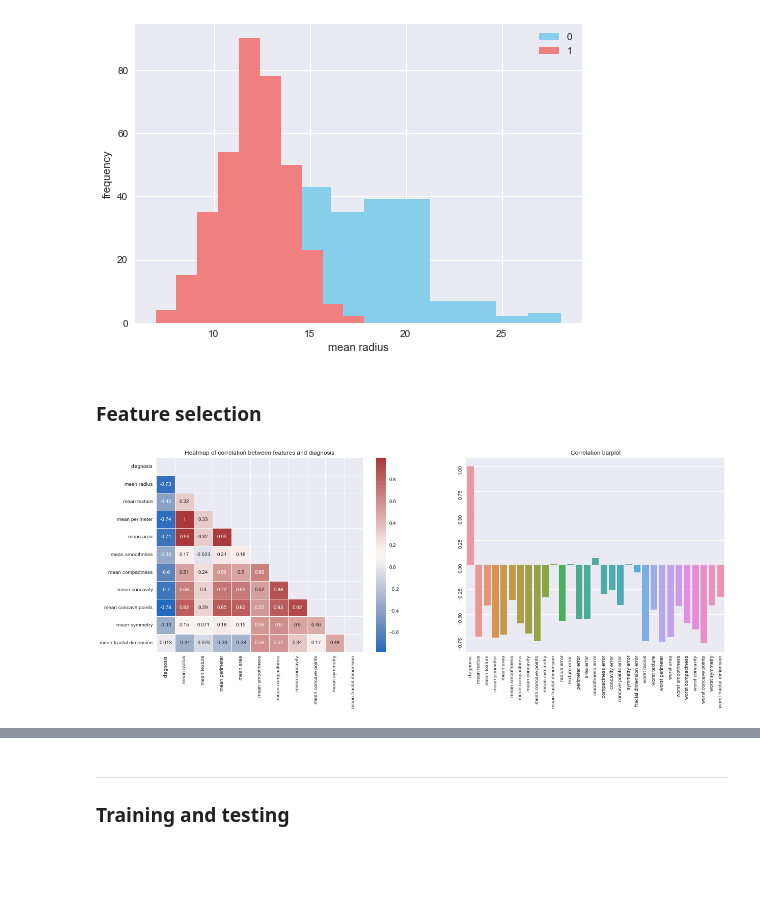
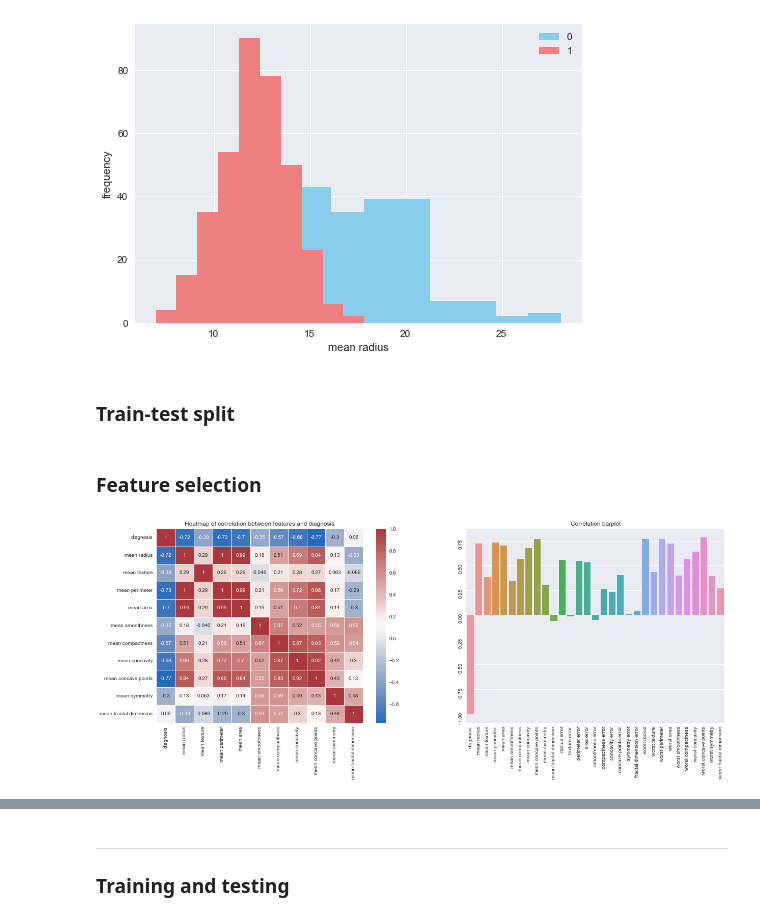
Before and after one commit to fsentin/uzop, a Jupyter notebook: projectNotebook.ipynb, the cells around one changed output, grey strips where cells are left out. Cells and saved outputs as stored; diff of their text form; code cells hidden in the pictures; blank space fills up the shorter version.

Commit message:
Move data splitting before feature selection

```diff
--- a/projectNotebook.ipynb
+++ b/projectNotebook.ipynb
@@ -120,17 +119,28 @@ plt.legend()
 plt.show()
 # %% [output]
 [figure]
+# %% [markdown]
+### Train-test split
+# %%
+from sklearn.model_selection import train_test_split
+
+X_train, X_test, y_train, y_test = train_test_split(X, y, test_size = 0.25)
+
+D_train = pd.DataFrame(X_train.copy())
+D_train.insert(0,'diagnosis', y_train)
+D_train_mean = X_train[['mean radius', 'mean texture', 'mean perimeter', 'mean area', 'mean smoothness', 'mean compactness', 'mean concavity', 'mean concave points', 'mean symmetry', 'mean fractal dimension']]
+D_train_mean = D_train[[ 'diagnosis', 'mean radius', 'mean texture', 'mean perimeter', 'mean area', 'mean smoothness', 'mean compactness', 'mean concavity', 'mean concave points', 'mean symmetry', 'mean fractal dimension']]
 # %% [markdown]
 ### Feature selection
 # %%
 plt.figure(figsize = (20,7))
 plt.subplot(1,2,1)
-sns.heatmap(D_mean.corr(), annot=True, cmap="vlag", linewidths=.5, mask=np.triu(D_mean.corr()))
+sns.heatmap(D_train_mean.corr(), annot=True, cmap="vlag", linewidths=.5)#, mask=np.triu(D_train_mean.corr()))
 plt.title("Heatmap of correlation between features and diagnosis")
 plt.subplot(1,2,2)
-ax = sns.barplot(x=D.corrwith(D.diagnosis).index, y=D.corrwith(D.diagnosis))
+ax = sns.barplot(x=D_train.corrwith(D_train.diagnosis).index, y=-D_train.corrwith(D_train.diagnosis))
 ax.tick_params(labelrotation = 90)
 plt.title("Correlation barplot")
 plt.show()
 # %% [output]
-[figure, old version]
+[figure, new version]
```
Also changed, not shown: parts of 14 cells of this notebook.
